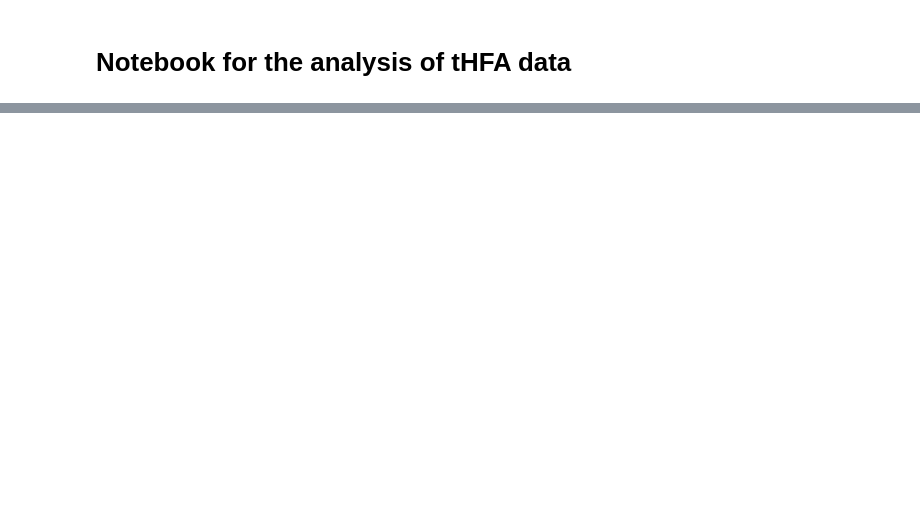
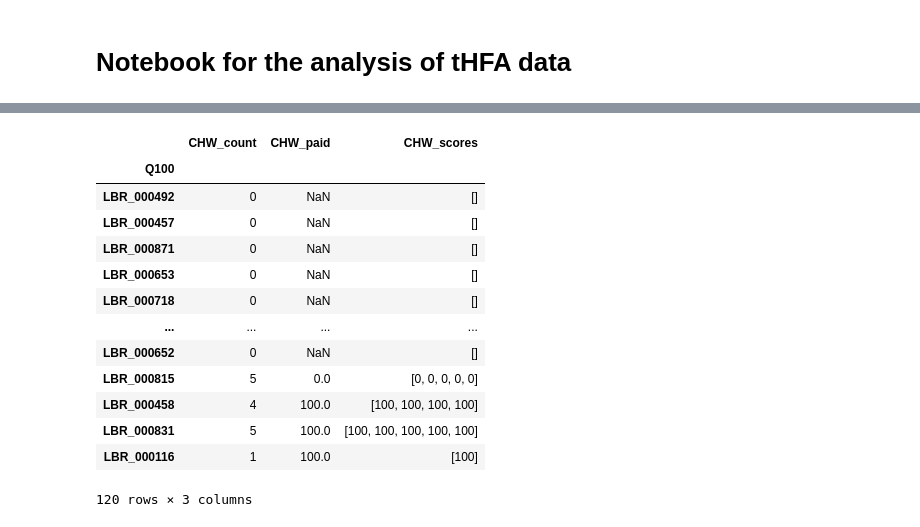
Before and after one commit to UncleAsiwaju/tHFA, a Jupyter notebook: Analysis_Notebook.ipynb, the cells around one changed output, grey strips where cells are left out. Saved outputs shown, nothing was run; the diff lists cells and outputs as text; code cells hidden in the pictures; blank space fills up the shorter version.

```diff
--- a/Analysis_Notebook.ipynb
+++ b/Analysis_Notebook.ipynb
@@ -108,3 +666,58 @@ def calculate_vacancy(row):
+# %%
+# Function for calculation of CHW paid on time and in full
+
+def calculate_CHW_paid(row):
+
+    """
+
+    RSSH/PP HRH-3: Percentage of community health workers remunerated on time and in-full
+
+    Paid is calculated with 'tHFA_E020','tHFA_E021', 'tHFA_E022', 'tHFA_E023' and all need to be present to have the value of 100
+
+    """
+    chw_count = sum(1 for col in ['CHW_begin_1', 'CHW_begin_2', 'CHW_begin_3', 'CHW_begin_4', 'CHW_begin_5'] if row[col] == 'YES')
+
+    chw_paid_scores = []
+
+    paid_columns = ['tHFA_E020','tHFA_E021', 'tHFA_E022', 'tHFA_E023']
+
+    for i in range(1, 6):
+        chw_i_score = 0
+
+        if row[f'tHFA_E002_{i}'] != 'YES':
+            continue
+
+        for col in paid_columns:
+            interview_col = f'{col}_{i}'
+            if row[interview_col] == 'YES':
+                chw_i_score = chw_i_score + 1
+        chw_paid = 100 if chw_i_score == 4 else 0
+        chw_paid_scores.append(chw_paid)
+
+    chw_paid_score = np.nanmean(chw_paid_scores)
+    return pd.Series({
+        'CHW_count': chw_count,
+        'CHW_paid': chw_paid_score,
+        'CHW_scores': chw_paid_scores
+        })
+
+see = df.apply(calculate_CHW_paid, axis=1)
+see
+# %% [output]
+|  | CHW_count | CHW_paid | CHW_scores |
+| Q100 |  |  |  |
+| LBR_000492 | 0 | NaN | [] |
+| LBR_000457 | 0 | NaN | [] |
+| LBR_000871 | 0 | NaN | [] |
+| LBR_000653 | 0 | NaN | [] |
+| LBR_000718 | 0 | NaN | [] |
+| ... | ... | ... | ... |
+| LBR_000652 | 0 | NaN | [] |
+| LBR_000815 | 5 | 0.0 | [0, 0, 0, 0, 0] |
+| LBR_000458 | 4 | 100.0 | [100, 100, 100, 100] |
+| LBR_000831 | 5 | 100.0 | [100, 100, 100, 100, 100] |
+| LBR_000116 | 1 | 100.0 | [100] |
+120 rows × 3 columns
 # %%
 # Function for calculation of oxygen therapy
 
```
Also changed, not shown: parts of 21 cells of this notebook, 35 other files.
